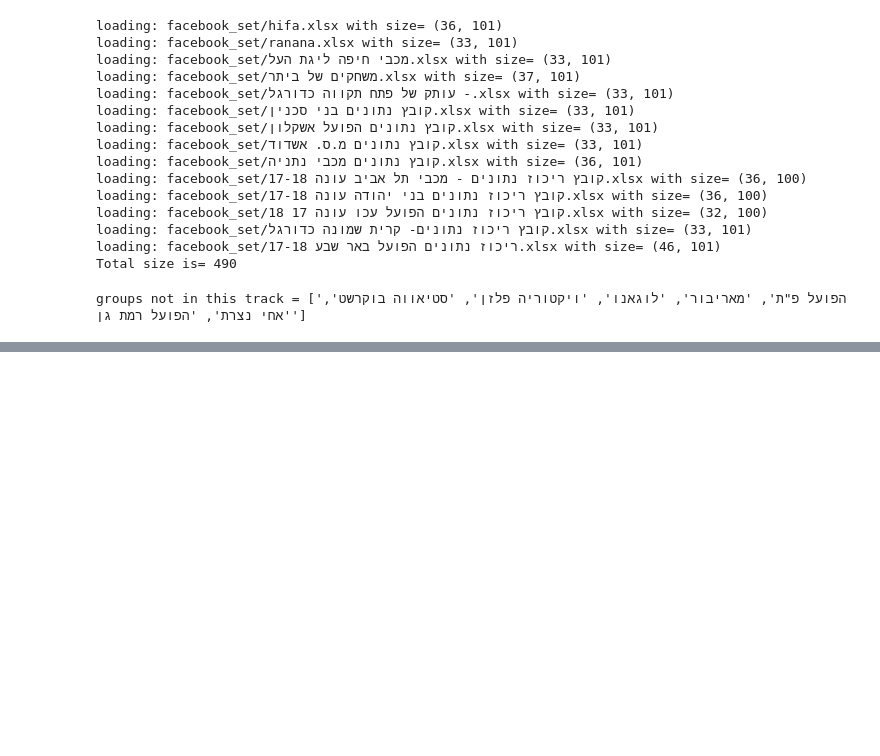
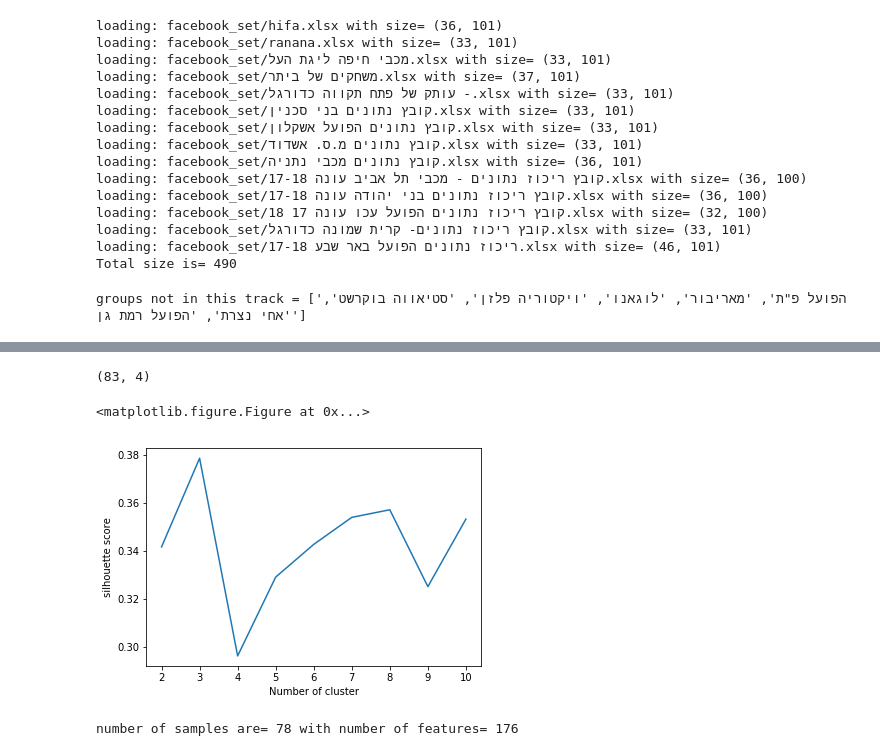
Before and after one commit to erlichsefi/sportViolencePredicator, a Jupyter notebook: sport_ml.ipynb, the cells around one changed output, grey strips where cells are left out. Saved outputs shown, nothing was run; the diff lists cells and outputs as text; code cells hidden in the pictures; blank space fills up the shorter version.

```diff
--- a/sport_ml.ipynb
+++ b/sport_ml.ipynb
@@ -513,0 +241,47 @@ svr- avg score with floor = -0.0775862068966
+# %%
+# getting for each game the violance events level and the number of tickets
+from sklearn.neighbors import KNeighborsClassifier
+from sklearn.model_selection import train_test_split
+V=pd.merge(cards,game_vail,right_index=True, left_index=True)
+#V.head(10)
+# %%
+cards.shape
+# %% [output]
+(83, 4)
+# %%
+from sklearn.cluster import KMeans
+from sklearn.metrics import silhouette_samples, silhouette_score
+import matplotlib.pyplot as plt
+
+#https://stackoverflow.com/questions/19197715/scikit-learn-k-means-elbow-criterion
+# need to look on the elbow
+dis={}
+for i in range(2,10):
+    kmeans = KMeans(n_clusters=i)
+    cluster_labels = kmeans.fit(V)
+    dis[i]=cluster_labels.inertia_
+plt.figure()
+plt.plot(list(dis.keys()), list(dis.values()))
+plt.xlabel("Number of cluster")
+plt.ylabel("SSE")
+plt.show()
+
+# the plot indicate 3 clusters
+# %% [output]
+<matplotlib.figure.Figure at 0x...>
+# %%
+#https://stackoverflow.com/questions/19197715/scikit-learn-k-means-elbow-criterion
+# need to look on the peak
+sil_coeff={}
+for n_cluster in range(2, 11):
+    kmeans = KMeans(n_clusters=n_cluster).fit(V)
+    label = kmeans.labels_
+    sil_coeff[n_cluster] = silhouette_score(V, label, metric='euclidean')
+plt.figure()
+plt.plot(list(sil_coeff.keys()), list(sil_coeff.values()))
+plt.xlabel("Number of cluster")
+plt.ylabel("silhouette score")
+plt.show()
+# the plot indicate 3 clusters
+# %% [output]
+[figure, added]
@@ -513,0 +297,6 @@ svr- avg score with floor = -0.0775862068966
+# %%
+# build the vectors that will be the pradicating features
+X=final_df.drop(['max', 'mean','std','sum'], axis=1)
+print("number of samples are= "+str(X.shape[0]) +" with number of features= "+str(X.shape[1]))
+# %% [output]
+number of samples are= 78 with number of features= 176
```
Also changed, not shown: parts of 52 cells of this notebook, 4 other files.
